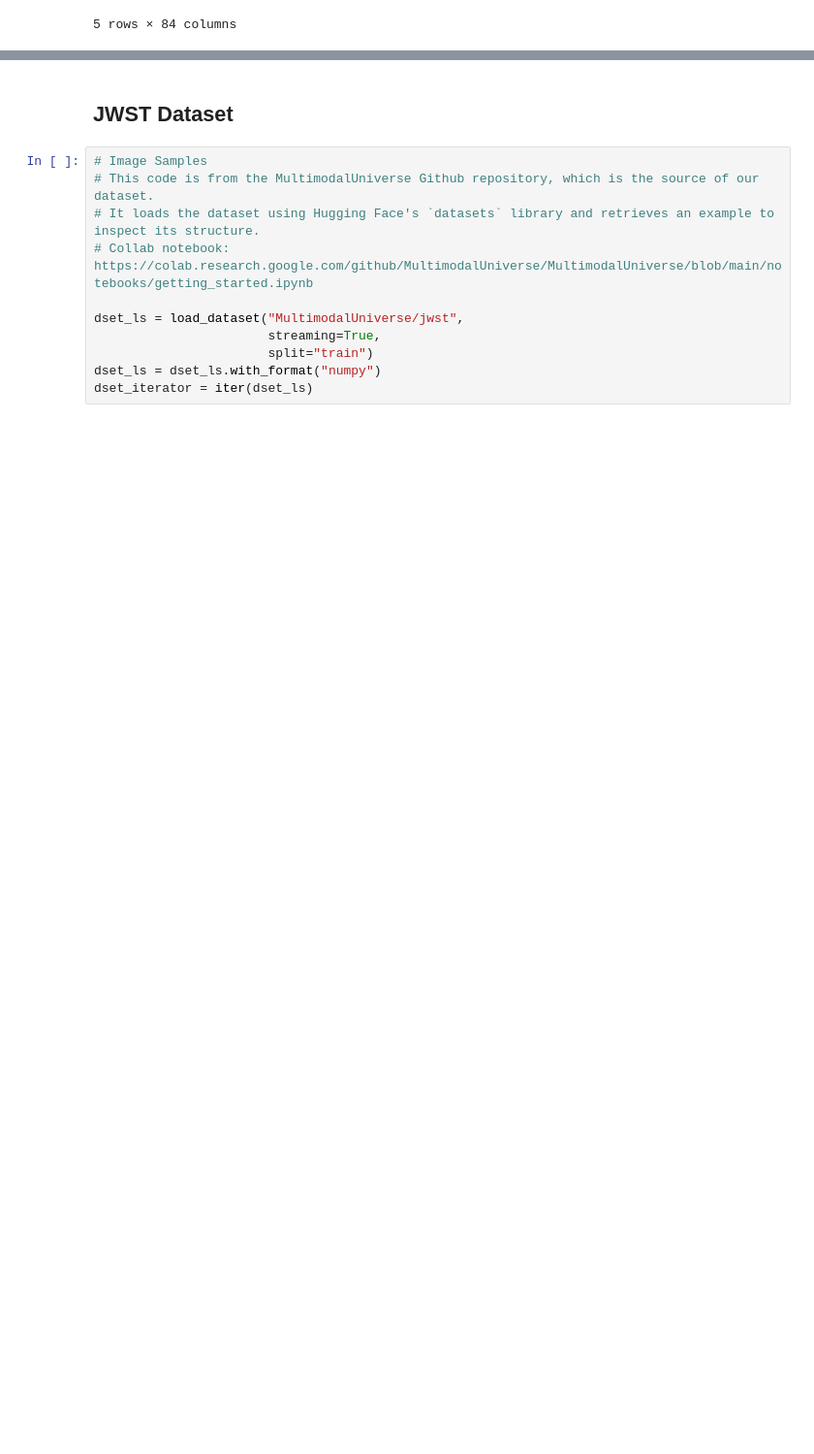
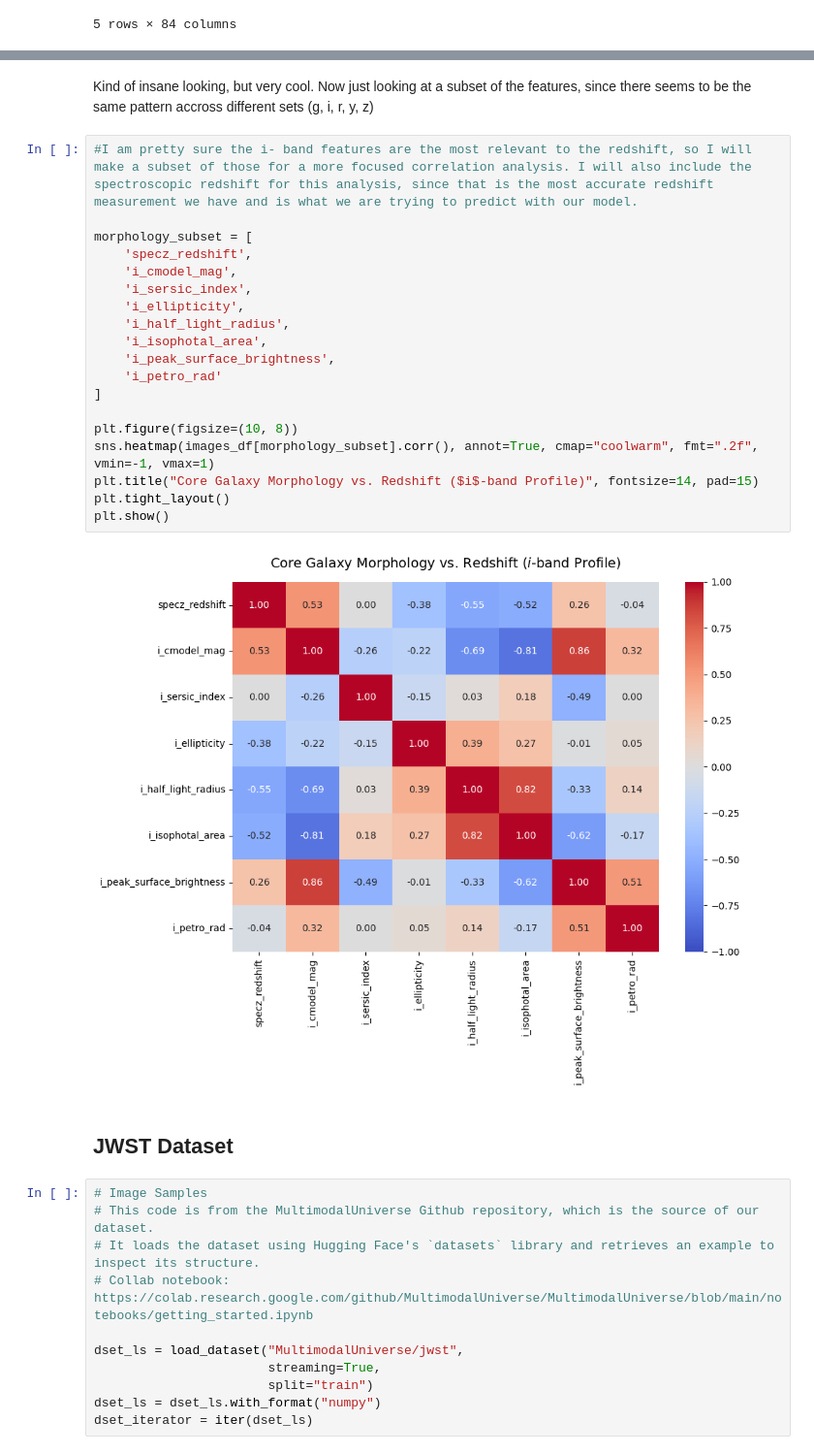
Before and after one commit to MADS-Milestone-2/Galaxy-Classifier, a Jupyter notebook: group-4-first-draft.ipynb, the cells around one changed output, grey strips where cells are left out. Shown at 97% size. Saved outputs shown, nothing was run; the diff lists cells and outputs as text; blank space fills up the shorter version.

```diff
--- a/group-4-first-draft.ipynb
+++ b/group-4-first-draft.ipynb
@@ -211,3 +190,26 @@ images_df.head()
+# %% [markdown]
+Kind of insane looking, but very cool. Now just looking at a subset of the features, since there seems to be the same pattern accross different sets (g, i, r, y, z)
+# %%
+#I am pretty sure the i- band features are the most relevant to the redshift, so I will make a subset of those for a more focused correlation analysis. I will also include the spectroscopic redshift for this analysis, since that is the most accurate redshift measurement we have and is what we are trying to predict with our model.
+
+morphology_subset = [
+    'specz_redshift',
+    'i_cmodel_mag',
+    'i_sersic_index',
+    'i_ellipticity',
+    'i_half_light_radius',
+    'i_isophotal_area',
+    'i_peak_surface_brightness',
+    'i_petro_rad'
+]
+
+plt.figure(figsize=(10, 8))
+sns.heatmap(images_df[morphology_subset].corr(), annot=True, cmap="coolwarm", fmt=".2f", vmin=-1, vmax=1)
+plt.title("Core Galaxy Morphology vs. Redshift ($i$-band Profile)", fontsize=14, pad=15)
+plt.tight_layout()
+plt.show()
+# %% [output]
+[figure, added]
 # %% [markdown]
 ## JWST Dataset
 # %%
```
Also changed, not shown: parts of 13 cells of this notebook, 1 other file.
